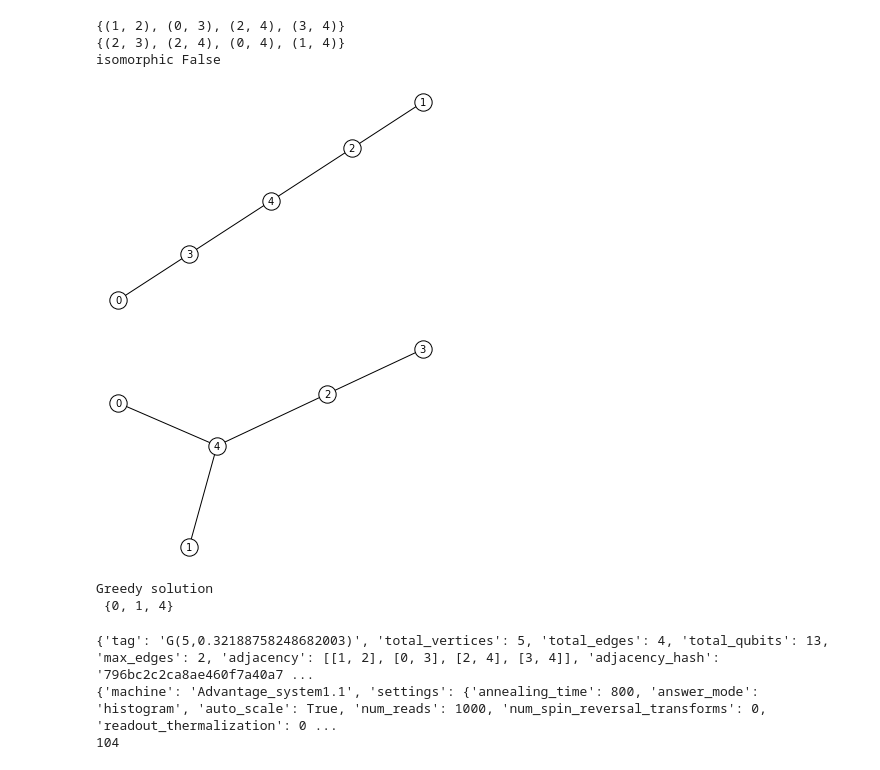
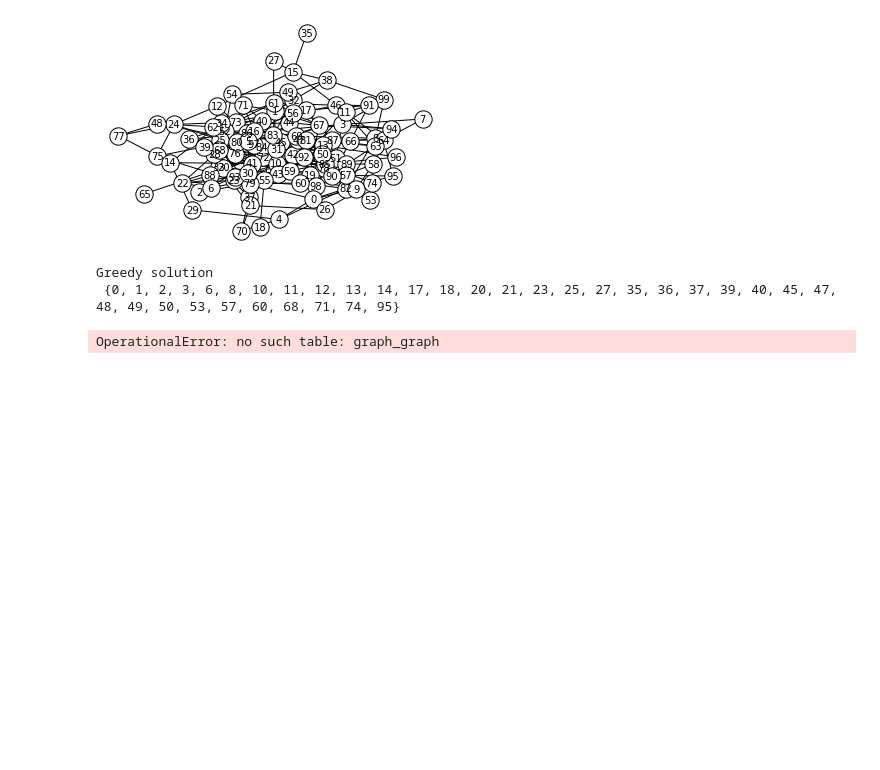
Before and after one commit to Berkeley-Quantum-Horizons/qlp, a Jupyter notebook: notebooks/random_graph_mds.ipynb, the cells around one changed output. Saved outputs shown, nothing was run; the diff lists cells and outputs as text; code cells hidden in the pictures; blank space fills up the shorter version.

```diff
--- a/notebooks/random_graph_mds.ipynb
+++ b/notebooks/random_graph_mds.ipynb
@@ -38,45 +36,32 @@ nvertices = 5
+# %%
+insertdb = True
+
+nvertices = 100
 # %%
 #graph, tag = gt.generate_nn_graph(nvertices)
 #graph, tag = gt.generate_corona_graph(2, 0)
 
 graph, tag = gt.generate_erdos_renyi_graph(nvertices, np.log(nvertices)/nvertices)
-print(graph)
-from networkx.readwrite.edgelist import parse_edgelist
-elist = [f"{i[0]} {i[1]}" for i in graph]
-G = parse_edgelist(elist)
-
-from networkx.algorithms.isomorphism import is_isomorphic
-graph1, tag = gt.generate_erdos_renyi_graph(nvertices, np.log(nvertices)/nvertices)
-print(graph1)
-elist = [f"{i[0]} {i[1]}" for i in graph1]
-G1 = parse_edgelist(elist)
-print("isomorphic", is_isomorphic(G, G1))
 
 # plot graph
 gt.get_plot(graph, directed=False)
-plt.show()
-gt.get_plot(graph1, directed=False)
 plt.show()
 
 penalty = 2
 qubo = get_mds_qubo(
     graph, directed=False, penalty=penalty, triangularize=True, dtype="d"
 )
 
 q_min = np.array(list(qubo.values())).min()
 
 # greedy solution
 G = nx.Graph()
 G.add_edges_from(graph)
 print("Greedy solution\n", dominating_set(G))
 # %% [output]
+[figure, new version]
-{(1, 2), (0, 3), (2, 4), (3, 4)}
-{(2, 3), (2, 4), (0, 4), (1, 4)}
-isomorphic False
+Greedy solution
+ {0, 1, 2, 3, 6, 8, 10, 11, 12, 13, 14, 17, 18, 20, 21, 23, 25, 27, 35, 36, 37, 39, 40, 45, 47, 48, 49, 50, 53, 57, 60, 68, 71, 74, 95}
-[figure, old version]
-[figure, removed]
-Greedy solution
- {0, 1, 4}
 # %%
 # Embedding retries
 retries = 100000
@@ -119,6 +104,17 @@ embed, embedding, min_offset, max_offset = retry_embedding(
 )
 
 graph_params = graph_summary(tag, graph, qubo_dict)
+
+#from networkx.readwrite.edgelist import parse_edgelist
+#elist = [f"{i[0]} {i[1]}" for i in graph]
+#G = parse_edgelist(elist)
+
+#from networkx.algorithms.isomorphism import is_isomorphic
+#graph1, tag = gt.generate_erdos_renyi_graph(nvertices, np.log(nvertices)/nvertices)
+#print(graph1)
+#elist = [f"{i[0]} {i[1]}" for i in graph1]
+#G1 = parse_edgelist(elist)
+#print("isomorphic", is_isomorphic(G, G1))
 
 # For anneal offsets
 offsetcls = AnnealOffset(offtype, graph_params=graph_params)
@@ -161,12 +157,9 @@ result = embed.sample_qubo(qubo_dict, **dwave_config)
 raw = result.to_pandas_dataframe()
 
 data_params = data_summary(raw, graph_params, experiment_params)
-print(graph_params)
-print(experiment_params)
-print(len(data_params["constraint_satisfaction"]))
+if insertdb:
+    result = insert_result(graph_params, experiment_params, data_params)
 # %% [output]
-{'tag': 'G(5,0.32188758248682003)', 'total_vertices': 5, 'total_edges': 4, 'total_qubits': 13, 'max_edges': 2, 'adjacency': [[1, 2], [0, 3], [2, 4], [3, 4]], 'adjacency_hash': '796bc2c2ca8ae460f7a40a7 ...
-{'machine': 'Advantage_system1.1', 'settings': {'annealing_time': 800, 'answer_mode': 'histogram', 'auto_scale': True, 'num_reads': 1000, 'num_spin_reversal_transforms': 0, 'readout_thermalization': 0 ...
-104
+OperationalError: no such table: graph_graph
 # %%
 raw.sort_values("energy", ascending=True)
```
Also changed, not shown: parts of 4 cells of this notebook, 1 other file.
